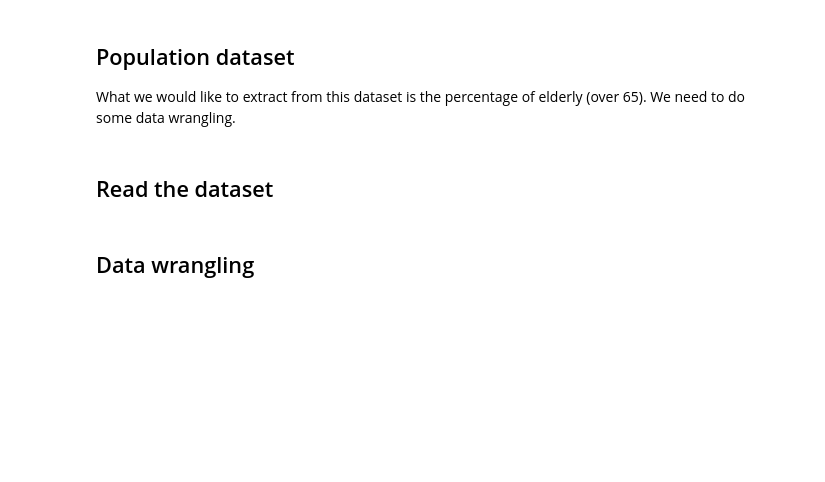
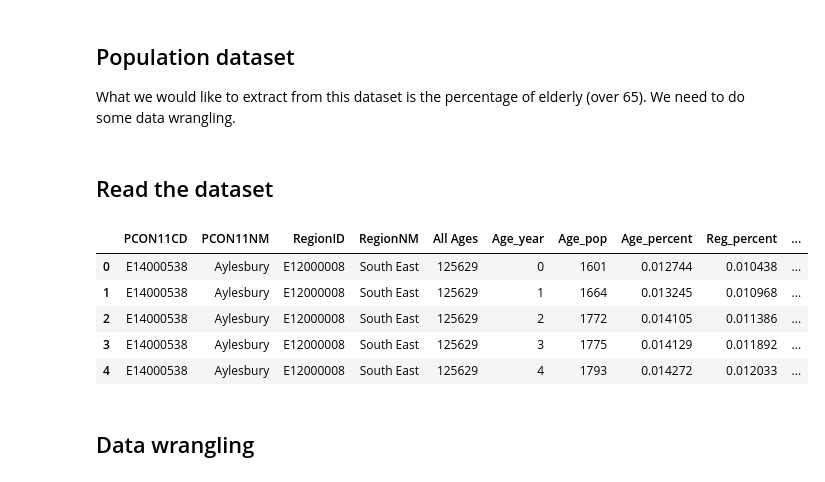
Before and after one commit to ab17254/GV918-Week04, a Jupyter notebook: Week_04_Class_Exercise_2.ipynb, the cells around one changed output. Saved outputs shown, nothing was run; the diff lists cells and outputs as text; code cells hidden in the pictures; blank space fills up the shorter version.

```diff
--- a/Week_04_Class_Exercise_2.ipynb
+++ b/Week_04_Class_Exercise_2.ipynb
@@ -94,6 +147,15 @@ What we would like to extract from this dataset is the percentage of elderly (ov
 # %%
 df_pop = pd.read_excel("/content/GV918-UK-politics-data/Data/population-by-age.xlsx",
                        sheet_name = 'Age by year data')
+# %%
+df_pop.head()
+# %% [output]
+|  | PCON11CD | PCON11NM | RegionID | RegionNM | All Ages | Age_year | Age_pop | Age_percent | Reg_percent | ... |
+| 0 | E14000538 | Aylesbury | E12000008 | South East | 125629 | 0 | 1601 | 0.012744 | 0.010438 | ... |
+| 1 | E14000538 | Aylesbury | E12000008 | South East | 125629 | 1 | 1664 | 0.013245 | 0.010968 | ... |
+| 2 | E14000538 | Aylesbury | E12000008 | South East | 125629 | 2 | 1772 | 0.014105 | 0.011386 | ... |
+| 3 | E14000538 | Aylesbury | E12000008 | South East | 125629 | 3 | 1775 | 0.014129 | 0.011892 | ... |
+| 4 | E14000538 | Aylesbury | E12000008 | South East | 125629 | 4 | 1793 | 0.014272 | 0.012033 | ... |
 # %% [markdown]
 ## Data wrangling
 # %% [markdown]
```
Also changed, not shown: parts of 5 cells of this notebook.
